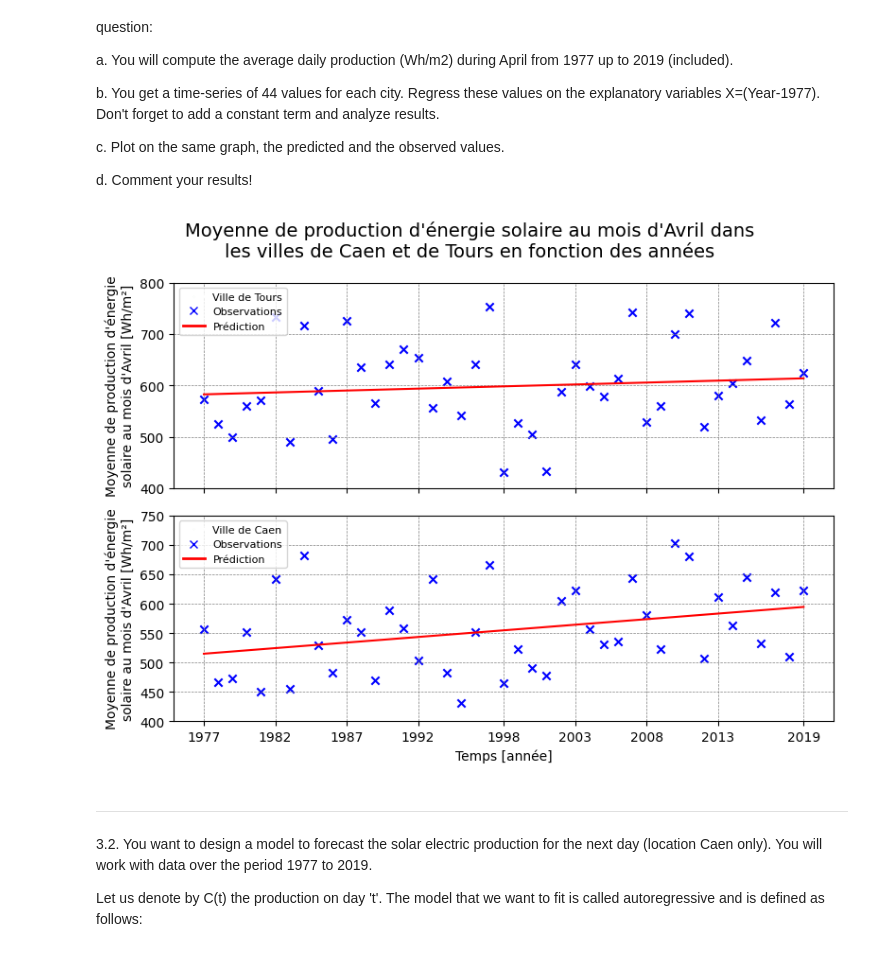
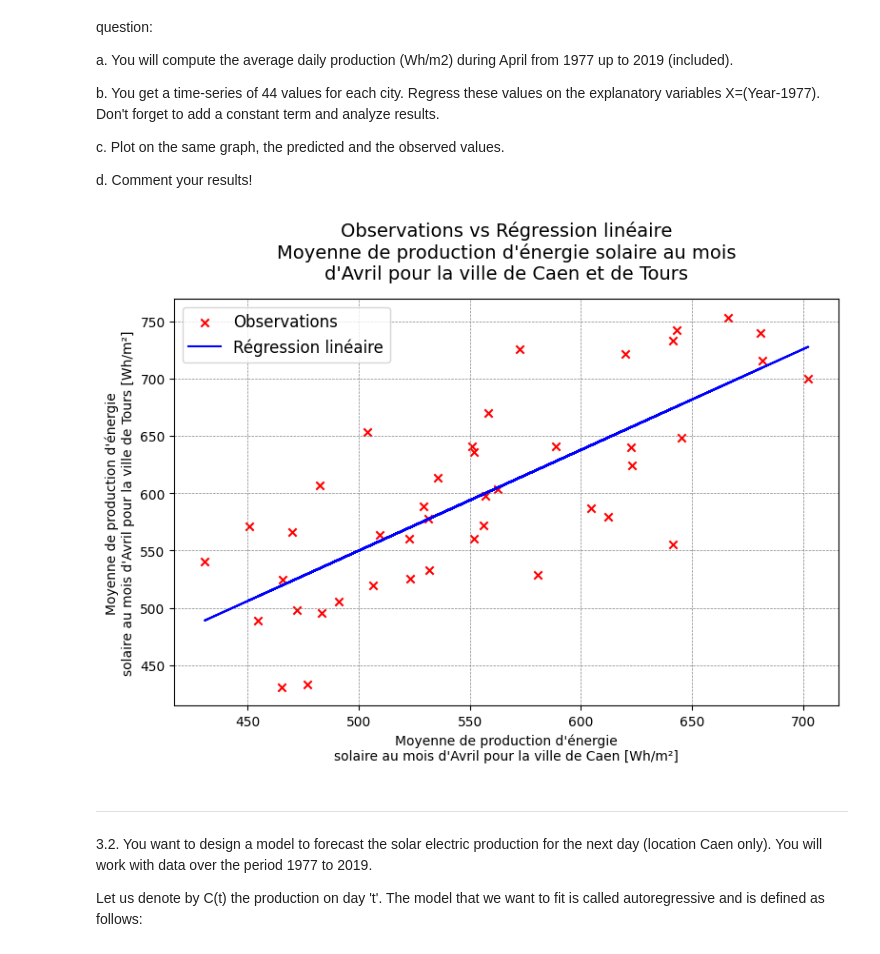
Before and after one commit to Mathis003/LEPL1109-Hackathons, a Jupyter notebook: Hackathon1.ipynb, the cells around one changed output. Saved outputs shown, nothing was run; the diff lists cells and outputs as text; code cells hidden in the pictures.

Commit message:
Fixed liear regression

```diff
--- a/Hackathon1.ipynb
+++ b/Hackathon1.ipynb
@@ -633,61 +633,35 @@ c. Plot on the same graph, the predicted and the observed values.
 d. Comment your results!
 # %%
 df_april.loc[:, 'year'] = df_april['date'].dt.year
-
 df_interval_date = df_april[(1977 <= df_april['year']) & (df_april['year'] <= 2019)]
-
-x_axis = df_interval_date['year']
-x_axis = np.array(x_axis.drop_duplicates().values.tolist())
-x_axis = np.vstack([np.ones(len(x_axis)), x_axis]).T
 
 list_average_Caen, list_average_Tours = [], []
 for i in range(1977, 2020):
     list_average_Caen.append(df_interval_date[(df_interval_date['year'] == i)]['Caen_Wh'].mean())
     list_average_Tours.append(df_interval_date[(df_interval_date['year'] == i)]['Tours_Wh'].mean())
 
-y_caen_axis = np.vstack([np.ones(len(list_average_Caen)), np.array(list_average_Caen)]).T
-y_tours_axis = np.vstack([np.ones(len(list_average_Tours)), np.array(list_average_Tours)]).T
+caen_axis = np.vstack([np.ones(len(list_average_Caen)), np.array(list_average_Caen)]).T
+tours_axis = np.vstack([np.ones(len(list_average_Tours)), np.array(list_average_Tours)]).T
 
-coeff_caen = np.linalg.lstsq(x_axis, y_caen_axis, rcond=None)[0]
-coeff_tours = np.linalg.lstsq(x_axis, y_tours_axis, rcond=None)[0]
+coeff = np.linalg.lstsq(caen_axis, tours_axis, rcond=None)[0]
+linear_regression = np.dot(caen_axis, coeff)
 
-y_pred_caen = np.dot(x_axis, coeff_caen)
-y_pred_tours = np.dot(x_axis, coeff_tours)
+fig = plt.figure(figsize=(8, 6))
 
-fig, (ax1, ax2) = plt.subplots(2, 1, figsize=(8, 6), sharex=True)
+plt.scatter(caen_axis[:, 1], tours_axis[:, 1], marker='x', color='red', label='Observations')
+plt.plot(caen_axis[:, 1], linear_regression[:, 1], color='blue', label='Régression linéaire')
 
-ax1.scatter(x_axis[:, 1], y_tours_axis[:, 1], label='Observations', marker='x', color='blue')
-ax1.plot(x_axis[:, 1], y_pred_tours[:, 1], label='Prédiction', color=RED)
-ax1.set_ylabel('Moyenne de production d\'énergie\nsolaire au mois d\'Avril [Wh/m²]')
-ax1.set_ylim(400, 800)
-custom_labels = [Line2D([0], [0], marker='o', color='w', label='Ville de Tours', markerfacecolor='g', markersize=1),
-                 Line2D([0], [0], marker='x', color='blue', lw=0),
-                 Line2D([0], [0], color=RED, lw=2)]
+plt.xlabel('Moyenne de production d\'énergie\nsolaire au mois d\'Avril pour la ville de Caen [Wh/m²]')
+plt.ylabel('Moyenne de production d\'énergie\nsolaire au mois d\'Avril pour la ville de Tours [Wh/m²]')
+plt.title("Observations vs Régression linéaire\nMoyenne de production d\'énergie solaire au mois\nd\'Avril pour la ville de Caen et de Tours", fontsize=14, y=1.03)
 
-ax1.legend(custom_labels, ['Ville de Tours', 'Observations', 'Prédiction'], fontsize=8, loc='upper left')
-
-
-ax2.scatter(x_axis[:, 1], y_caen_axis[:, 1], label='Observations', marker='x',  color='blue')
-ax2.plot(x_axis[:, 1], y_pred_caen[:, 1], label='Prédiction', color=RED)
-ax2.set_xlabel('Temps [année]')
-plt.xticks(np.linspace(1977, 2019, 9).astype(int))
-ax2.set_ylabel('Moyenne de production d\'énergie\nsolaire au mois d\'Avril [Wh/m²]')
-ax2.set_ylim(400, 750)
-custom_labels = [Line2D([0], [0], marker='o', color='w', label='Ville de Tours', markerfacecolor='g', markersize=1),
-                 Line2D([0], [0], marker='x', color='blue', lw=0),
-                 Line2D([0], [0], color=RED, lw=2)]
-
-ax2.legend(custom_labels, ['Ville de Caen', 'Observations', 'Prédiction'], fontsize=8, loc='upper left')
-
-plt.suptitle("Moyenne de production d\'énergie solaire au mois d\'Avril dans\nles villes de Caen et de Tours en fonction des années", fontsize=14, y=0.98)
-
-for ax in (ax1, ax2):
-    ax.grid('x', color='gray', linestyle='--', linewidth=0.5)
+plt.legend(fontsize=12, loc='upper left')
+plt.grid('x', color='gray', linestyle='--', linewidth=0.5)
 
 plt.tight_layout()
 plt.show()
 # %% [output]
-[figure, old version]
+[figure, new version]
 # %% [markdown]
 ---
 3.2. You want to design a model to forecast the solar electric production for the next day (location Caen only). You will work with data over the period 1977 to 2019.
```
